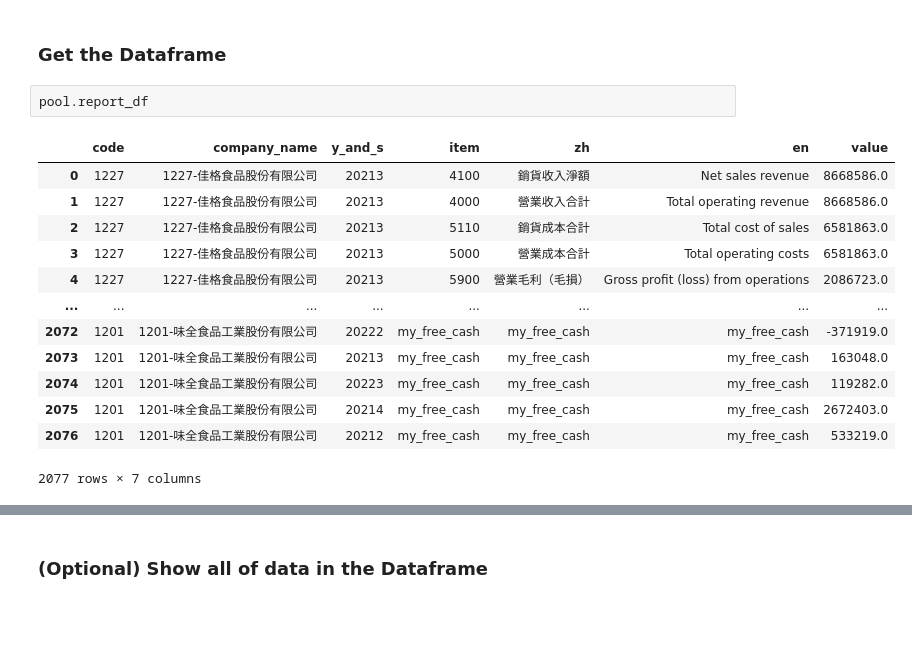
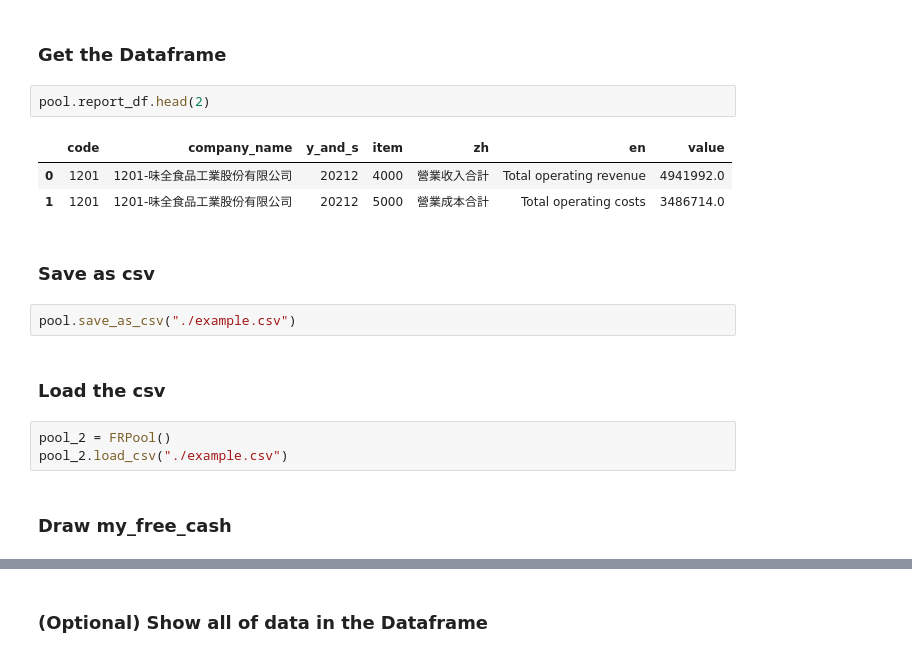
Before and after one commit to YanHaoChen/twfr-pumper, a Jupyter notebook: example.ipynb, the cells around one changed output, grey strips where cells are left out. Saved outputs shown, nothing was run; the diff lists cells and outputs as text; blank space fills up the shorter version.

```diff
--- a/example.ipynb
+++ b/example.ipynb
@@ -41,18 +43,19 @@ pool.draw('my_free_cash')
 # %% [markdown]
 ### Get the Dataframe
 # %%
-pool.report_df
+pool.report_df.head(2)
 # %% [output]
 |  | code | company_name | y_and_s | item | zh | en | value |
-| 0 | 1227 | 1227-佳格食品股份有限公司 | 20213 | 4100 | 銷貨收入淨額 | Net sales revenue | 8668586.0 |
-| 1 | 1227 | 1227-佳格食品股份有限公司 | 20213 | 4000 | 營業收入合計 | Total operating revenue | 8668586.0 |
-| 2 | 1227 | 1227-佳格食品股份有限公司 | 20213 | 5110 | 銷貨成本合計 | Total cost of sales | 6581863.0 |
-| 3 | 1227 | 1227-佳格食品股份有限公司 | 20213 | 5000 | 營業成本合計 | Total operating costs | 6581863.0 |
-| 4 | 1227 | 1227-佳格食品股份有限公司 | 20213 | 5900 | 營業毛利（毛損） | Gross profit (loss) from operations | 2086723.0 |
-| ... | ... | ... | ... | ... | ... | ... | ... |
-| 2072 | 1201 | 1201-味全食品工業股份有限公司 | 20222 | my_free_cash | my_free_cash | my_free_cash | -371919.0 |
-| 2073 | 1201 | 1201-味全食品工業股份有限公司 | 20213 | my_free_cash | my_free_cash | my_free_cash | 163048.0 |
-| 2074 | 1201 | 1201-味全食品工業股份有限公司 | 20223 | my_free_cash | my_free_cash | my_free_cash | 119282.0 |
-| 2075 | 1201 | 1201-味全食品工業股份有限公司 | 20214 | my_free_cash | my_free_cash | my_free_cash | 2672403.0 |
-| 2076 | 1201 | 1201-味全食品工業股份有限公司 | 20212 | my_free_cash | my_free_cash | my_free_cash | 533219.0 |
+| 0 | 1201 | 1201-味全食品工業股份有限公司 | 20212 | 4000 | 營業收入合計 | Total operating revenue | 4941992.0 |
+| 1 | 1201 | 1201-味全食品工業股份有限公司 | 20212 | 5000 | 營業成本合計 | Total operating costs | 3486714.0 |
-2077 rows × 7 columns
+# %% [markdown]
+### Save as csv
+# %%
+pool.save_as_csv("./example.csv")
+# %% [markdown]
+### Load the csv
+# %%
+pool_2 = FRPool()
+pool_2.load_csv("./example.csv")
+# %% [markdown]
+### Draw my_free_cash
```
Also changed, not shown: parts of 16 cells of this notebook, 4 other files.
